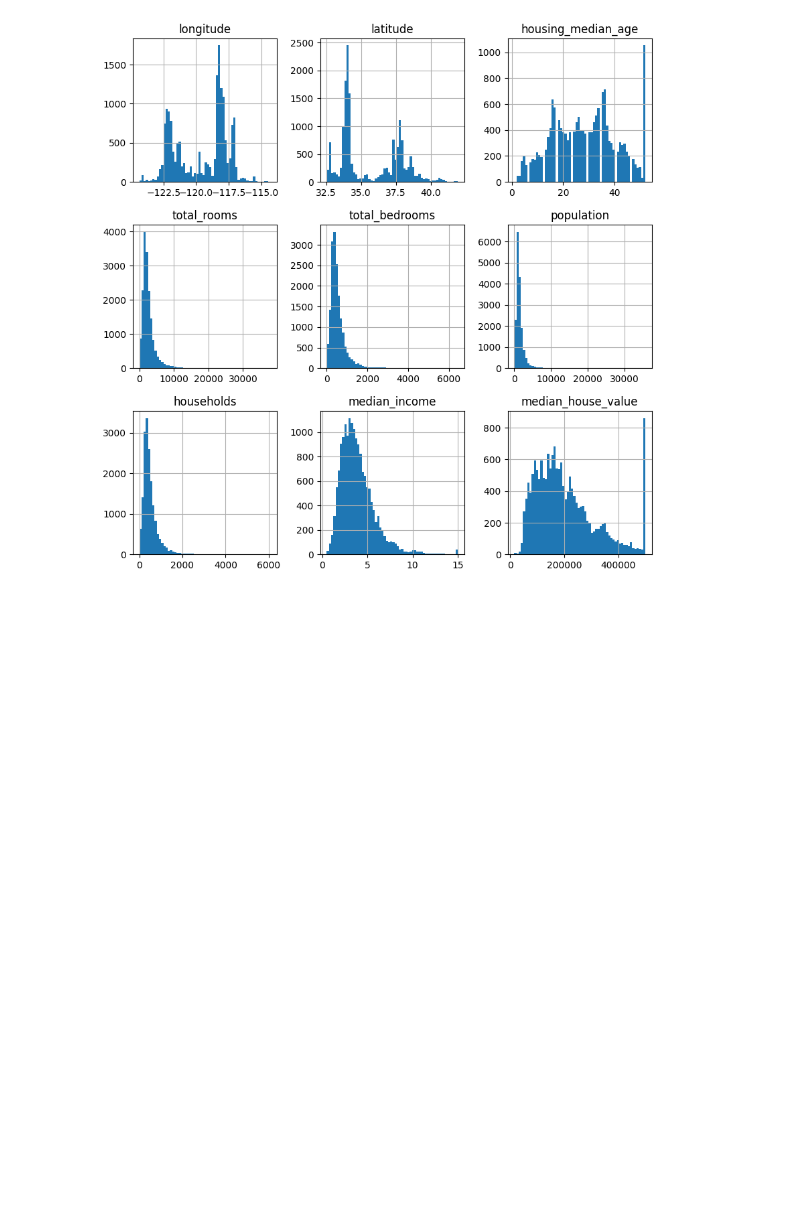
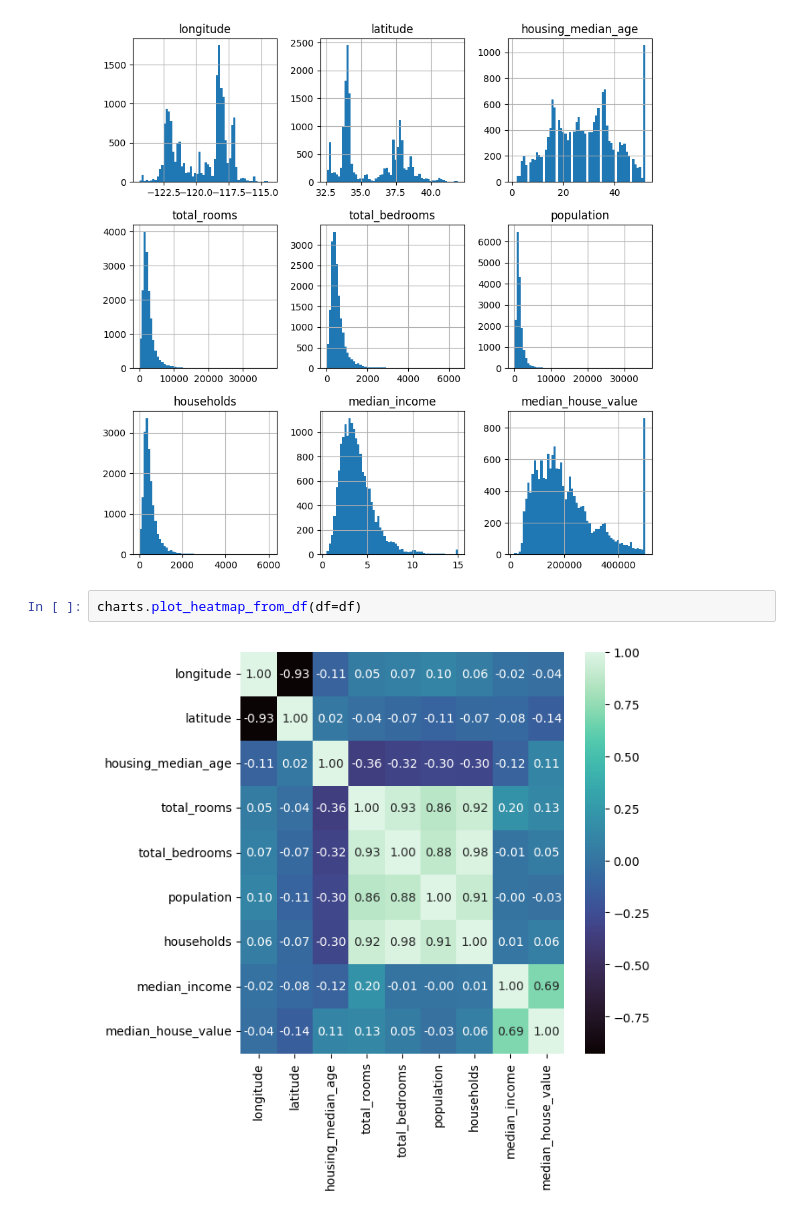
Before and after one commit to harcipulyka/ml, a Jupyter notebook: ipynbs/02_housing_03_data_exploration.ipynb, the cells around one changed output. Drawn from its saved outputs; the diff is of its cells as text; blank space fills up the shorter version.

```diff
--- a/ipynbs/02_housing_03_data_exploration.ipynb
+++ b/ipynbs/02_housing_03_data_exploration.ipynb
@@ -50,3 +53,7 @@ df.hist(bins=60, figsize=(10,10))
 plt.show()
 # %% [output]
 [figure]
+# %%
+charts.plot_heatmap_from_df(df=df)
+# %% [output]
+[figure, added]
```
Also changed, not shown: parts of 5 cells of this notebook, 6 other files.
